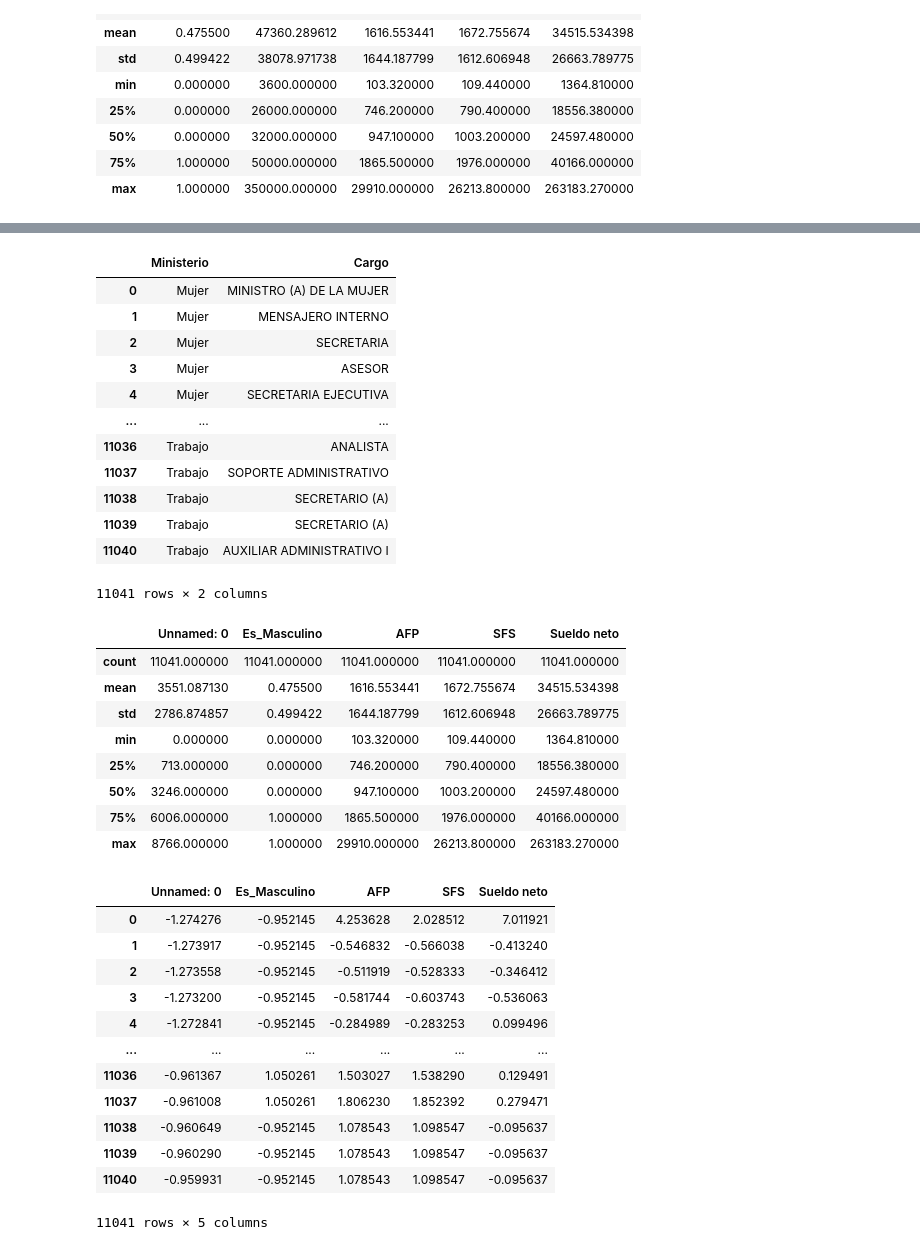
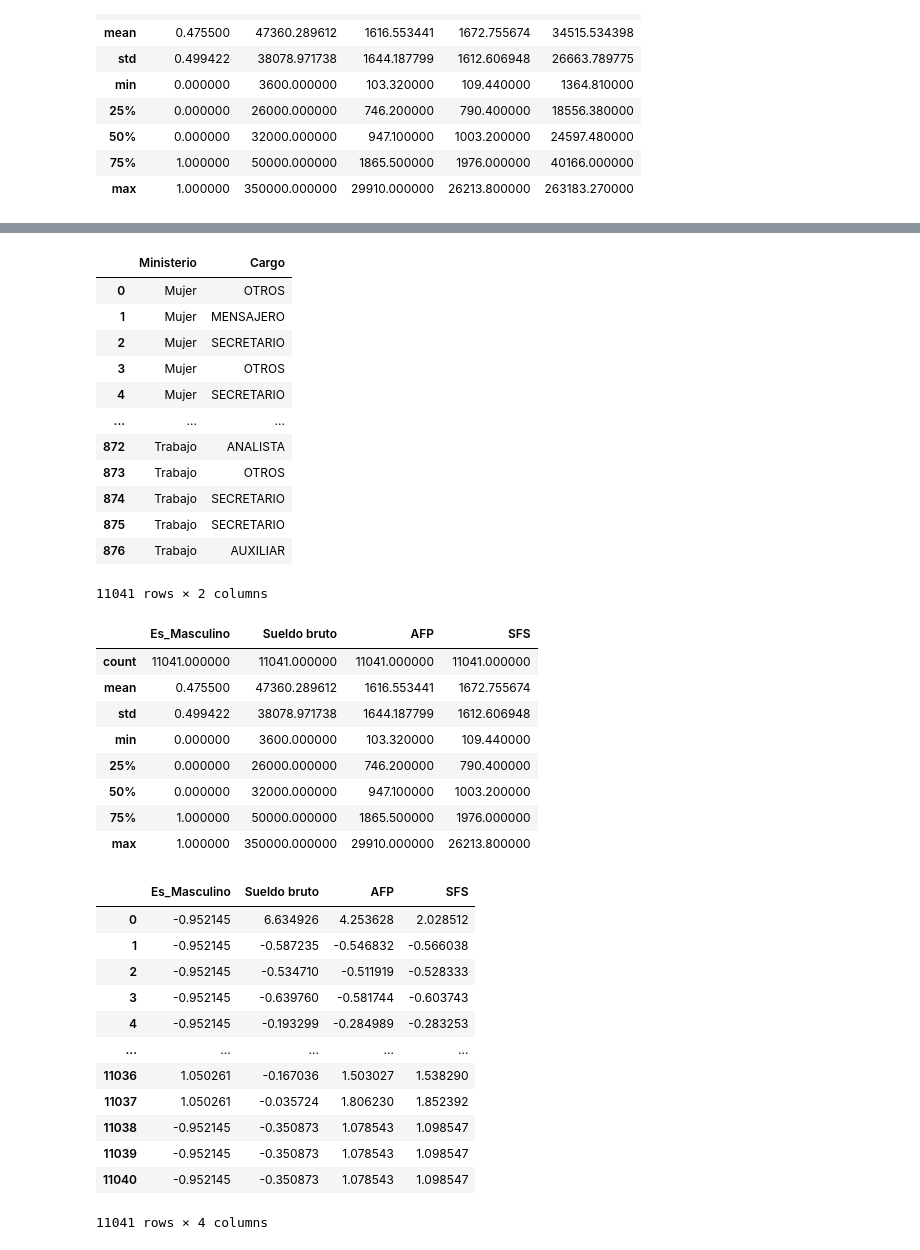
Before and after one commit to OAGgithub/Inferencia-Ingresos, a Jupyter notebook: Inferencia_Ingresos.ipynb, the cells around one changed output, grey strips where cells are left out. Drawn from its saved outputs; the diff is of its cells as text; code cells hidden in the pictures.

```diff
--- a/Inferencia_Ingresos.ipynb
+++ b/Inferencia_Ingresos.ipynb
@@ -772,13 +772,11 @@ df_ministerios.describe()
 from sklearn.preprocessing import OneHotEncoder, OrdinalEncoder, MinMaxScaler, StandardScaler
 # %%
 import pandas as pd
-# %%
-df_ministerios = pd.read_csv("Datasets/clean/Clean_Ministerios.csv")
 # %%
 df = df_ministerios.reset_index(drop=True)
 # %%
-X = df_ministerios.drop("Sueldo bruto", axis=1)
-y = df_ministerios["Sueldo bruto"]
+X = df_ministerios.drop("Sueldo neto", axis=1)
+y = df_ministerios["Sueldo neto"]
 # %%
 categorical_features = X.select_dtypes("object").columns
 numerical_features = X.select_dtypes("number").columns
@@ -804,3 +801,0 @@ encoded_df
-# %%
-df_ministerios.drop(columns=['Unnamed: 0'], axis=1, inplace=True)
-df_ministerios.info()
@@ -823,49 +803,49 @@ memory usage: 603.9+ KB
 X[categorical_features]
 # %% [output]
 |  | Ministerio | Cargo |
-| 0 | Mujer | MINISTRO (A) DE LA MUJER |
-| 1 | Mujer | MENSAJERO INTERNO |
-| 2 | Mujer | SECRETARIA |
-| 3 | Mujer | ASESOR |
-| 4 | Mujer | SECRETARIA EJECUTIVA |
+| 0 | Mujer | OTROS |
+| 1 | Mujer | MENSAJERO |
+| 2 | Mujer | SECRETARIO |
+| 3 | Mujer | OTROS |
+| 4 | Mujer | SECRETARIO |
 | ... | ... | ... |
-| 11036 | Trabajo | ANALISTA |
-| 11037 | Trabajo | SOPORTE ADMINISTRATIVO |
-| 11038 | Trabajo | SECRETARIO (A) |
-| 11039 | Trabajo | SECRETARIO (A) |
-| 11040 | Trabajo | AUXILIAR ADMINISTRATIVO I |
+| 872 | Trabajo | ANALISTA |
+| 873 | Trabajo | OTROS |
+| 874 | Trabajo | SECRETARIO |
+| 875 | Trabajo | SECRETARIO |
+| 876 | Trabajo | AUXILIAR |
 11041 rows × 2 columns
 # %%
 X[numerical_features].describe()
 # %% [output]
-|  | Unnamed: 0 | Es_Masculino | AFP | SFS | Sueldo neto |
-| count | 11041.000000 | 11041.000000 | 11041.000000 | 11041.000000 | 11041.000000 |
-| mean | 3551.087130 | 0.475500 | 1616.553441 | 1672.755674 | 34515.534398 |
-| std | 2786.874857 | 0.499422 | 1644.187799 | 1612.606948 | 26663.789775 |
-| min | 0.000000 | 0.000000 | 103.320000 | 109.440000 | 1364.810000 |
-| 25% | 713.000000 | 0.000000 | 746.200000 | 790.400000 | 18556.380000 |
-| 50% | 3246.000000 | 0.000000 | 947.100000 | 1003.200000 | 24597.480000 |
-| 75% | 6006.000000 | 1.000000 | 1865.500000 | 1976.000000 | 40166.000000 |
-| max | 8766.000000 | 1.000000 | 29910.000000 | 26213.800000 | 263183.270000 |
+|  | Es_Masculino | Sueldo bruto | AFP | SFS |
+| count | 11041.000000 | 11041.000000 | 11041.000000 | 11041.000000 |
+| mean | 0.475500 | 47360.289612 | 1616.553441 | 1672.755674 |
+| std | 0.499422 | 38078.971738 | 1644.187799 | 1612.606948 |
+| min | 0.000000 | 3600.000000 | 103.320000 | 109.440000 |
+| 25% | 0.000000 | 26000.000000 | 746.200000 | 790.400000 |
+| 50% | 0.000000 | 32000.000000 | 947.100000 | 1003.200000 |
+| 75% | 1.000000 | 50000.000000 | 1865.500000 | 1976.000000 |
+| max | 1.000000 | 350000.000000 | 29910.000000 | 26213.800000 |
 # %%
 scaler = StandardScaler()
-scaled_df = scaler.fit_transform(df[numerical_features])
+scaled_df = scaler.fit_transform(df_ministerios[numerical_features])
 scaled_df = pd.DataFrame(scaled_df, columns=scaler.feature_names_in_)
 scaled_df
 # %% [output]
-|  | Unnamed: 0 | Es_Masculino | AFP | SFS | Sueldo neto |
-| 0 | -1.274276 | -0.952145 | 4.253628 | 2.028512 | 7.011921 |
-| 1 | -1.273917 | -0.952145 | -0.546832 | -0.566038 | -0.413240 |
-| 2 | -1.273558 | -0.952145 | -0.511919 | -0.528333 | -0.346412 |
-| 3 | -1.273200 | -0.952145 | -0.581744 | -0.603743 | -0.536063 |
-| 4 | -1.272841 | -0.952145 | -0.284989 | -0.283253 | 0.099496 |
-| ... | ... | ... | ... | ... | ... |
-| 11036 | -0.961367 | 1.050261 | 1.503027 | 1.538290 | 0.129491 |
-| 11037 | -0.961008 | 1.050261 | 1.806230 | 1.852392 | 0.279471 |
-| 11038 | -0.960649 | -0.952145 | 1.078543 | 1.098547 | -0.095637 |
-| 11039 | -0.960290 | -0.952145 | 1.078543 | 1.098547 | -0.095637 |
-| 11040 | -0.959931 | -0.952145 | 1.078543 | 1.098547 | -0.095637 |
+|  | Es_Masculino | Sueldo bruto | AFP | SFS |
+| 0 | -0.952145 | 6.634926 | 4.253628 | 2.028512 |
+| 1 | -0.952145 | -0.587235 | -0.546832 | -0.566038 |
+| 2 | -0.952145 | -0.534710 | -0.511919 | -0.528333 |
+| 3 | -0.952145 | -0.639760 | -0.581744 | -0.603743 |
+| 4 | -0.952145 | -0.193299 | -0.284989 | -0.283253 |
+| ... | ... | ... | ... | ... |
+| 11036 | 1.050261 | -0.167036 | 1.503027 | 1.538290 |
+| 11037 | 1.050261 | -0.035724 | 1.806230 | 1.852392 |
+| 11038 | -0.952145 | -0.350873 | 1.078543 | 1.098547 |
+| 11039 | -0.952145 | -0.350873 | 1.078543 | 1.098547 |
+| 11040 | -0.952145 | -0.350873 | 1.078543 | 1.098547 |
-11041 rows × 5 columns
+11041 rows × 4 columns
 # %%
 X = pd.concat([encoded_df, scaled_df], axis=1)
 X
```
Also changed, not shown: parts of 11 cells of this notebook.
